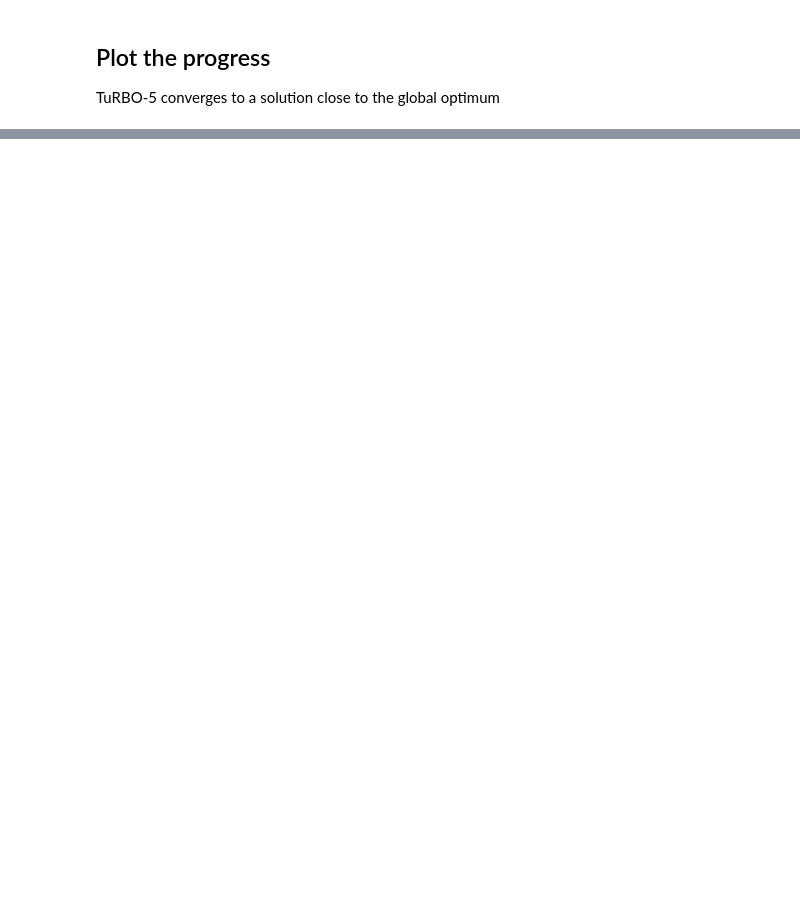
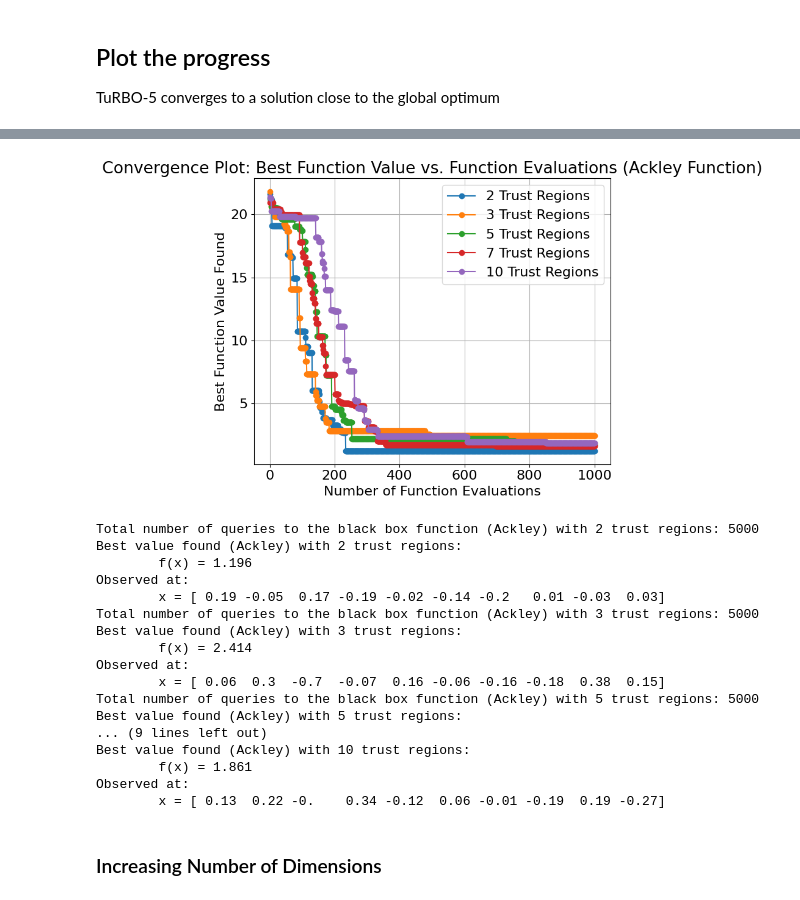
Before and after one commit to SetasAditya/Benchmarking, a Jupyter notebook: TuRBO-master/examples/TurboM.ipynb, the cells around one changed output, grey strips where cells are left out. Saved outputs shown, nothing was run; the diff lists cells and outputs as text; code cells hidden in the pictures; blank space fills up the shorter version.

```diff
--- a/TuRBO-master/examples/TurboM.ipynb
+++ b/TuRBO-master/examples/TurboM.ipynb
@@ -119,0 +291,47 @@ plt.show()
+# %%
+
+# Plot the convergence plots for different numbers of trust regions
+plt.figure(figsize=(7, 6))
+for i, turbo_m in enumerate(optimized_results):
+    best_values = np.minimum.accumulate(turbo_m.fX)
+    plt.plot(np.arange(1, len(best_values) + 1), best_values, marker='o', label=f"{num_trust_regions_list[i]} Trust Regions")
+
+plt.xlabel('Number of Function Evaluations')
+plt.ylabel('Best Function Value Found')
+plt.title('Convergence Plot: Best Function Value vs. Function Evaluations (Ackley Function)')
+plt.legend()
+plt.grid(True)
+plt.tight_layout()
+plt.show()
+
+# After optimization process
+for i, turbo_m in enumerate(optimized_results):
+    print(f"Total number of queries to the black box function (Ackley) with {num_trust_regions_list[i]} trust regions:", f_ackley.query_count)
+
+    X_ackley = turbo_m.X  # Evaluated points
+    fX_ackley = turbo_m.fX  # Observed values
+    ind_best_ackley = np.argmin(fX_ackley)
+    f_best_ackley, x_best_ackley = fX_ackley[ind_best_ackley], X_ackley[ind_best_ackley, :]
+
+    print(f"Best value found (Ackley) with {num_trust_regions_list[i]} trust regions:\n\tf(x) = %.3f\nObserved at:\n\tx = %s" % (f_best_ackley, np.around(x_best_ackley, 2)))
+# %% [output]
+[figure, added]
+Total number of queries to the black box function (Ackley) with 2 trust regions: 5000
+Best value found (Ackley) with 2 trust regions:
+        f(x) = 1.196
+Observed at:
+        x = [ 0.19 -0.05  0.17 -0.19 -0.02 -0.14 -0.2   0.01 -0.03  0.03]
+Total number of queries to the black box function (Ackley) with 3 trust regions: 5000
+Best value found (Ackley) with 3 trust regions:
+        f(x) = 2.414
+Observed at:
+        x = [ 0.06  0.3  -0.7  -0.07  0.16 -0.06 -0.16 -0.18  0.38  0.15]
+Total number of queries to the black box function (Ackley) with 5 trust regions: 5000
+Best value found (Ackley) with 5 trust regions:
+... (9 lines left out)
+Best value found (Ackley) with 10 trust regions:
+        f(x) = 1.861
+Observed at:
+        x = [ 0.13  0.22 -0.    0.34 -0.12  0.06 -0.01 -0.19  0.19 -0.27]
+# %% [markdown]
+### Increasing Number of Dimensions
```
Also changed, not shown: parts of 17 cells of this notebook, 5 other files.
